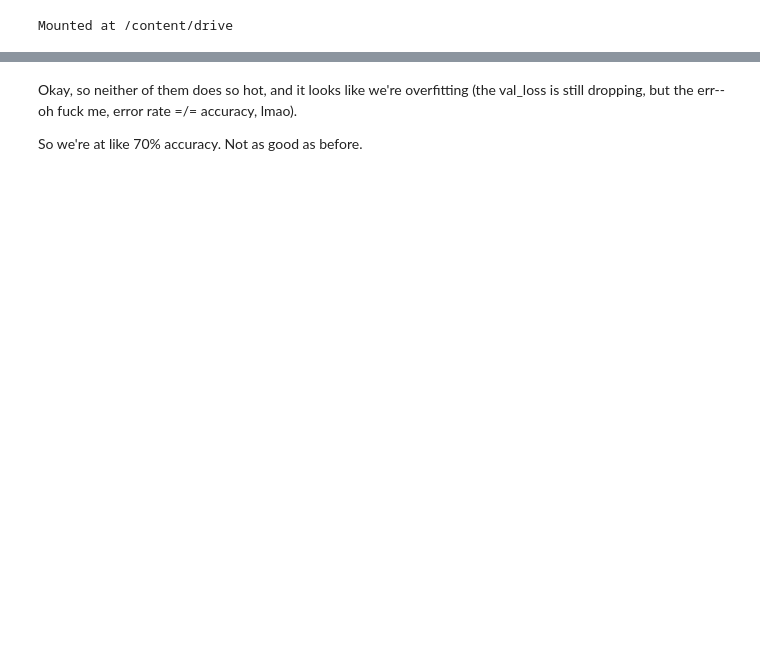
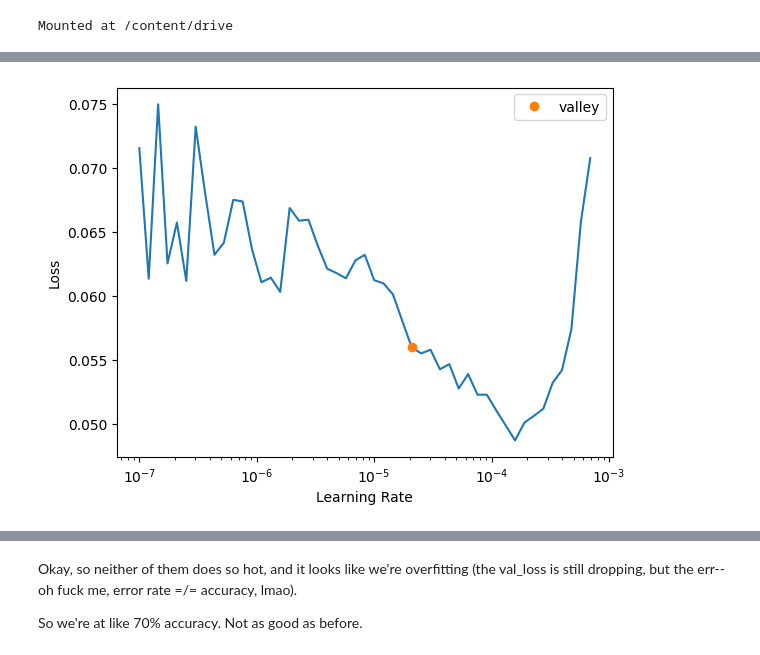
Before and after one commit to allispaul/audiobot, a Jupyter notebook: models/GTZAN_Fastai_CNN.ipynb, the cells around one changed output, grey strips where cells are left out. Cells and saved outputs as stored; diff of their text form; code cells hidden in the pictures; blank space fills up the shorter version.

```diff
--- a/models/GTZAN_Fastai_CNN.ipynb
+++ b/models/GTZAN_Fastai_CNN.ipynb
@@ -106,0 +51,3 @@ learn.fine_tune(6, base_lr=1e-3)
+# %%
+learn2 = vision_learner(dls, resnet34, metrics=error_rate)
+learn2.fit_one_cycle(10, 1e-2)
@@ -106,0 +74,3 @@ learn.fine_tune(6, base_lr=1e-3)
+# %%
+lr_v2 = learn2.lr_find()
+# %% [output]
@@ -106,0 +78 @@ learn.fine_tune(6, base_lr=1e-3)
+[figure, added]
```
Also changed, not shown: parts of 19 cells of this notebook.
